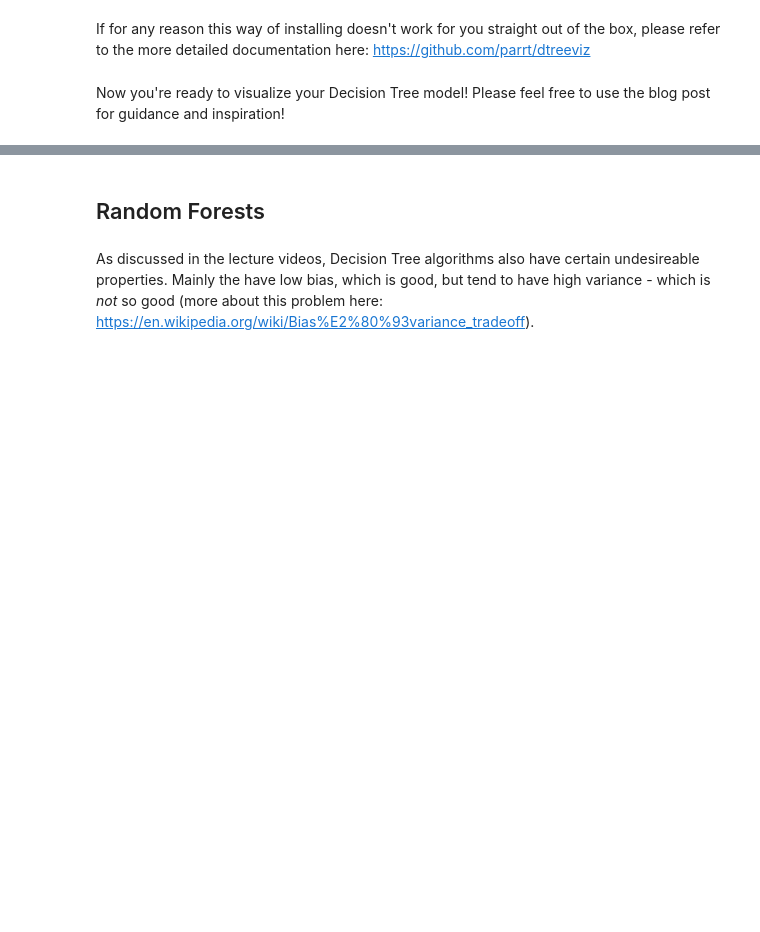
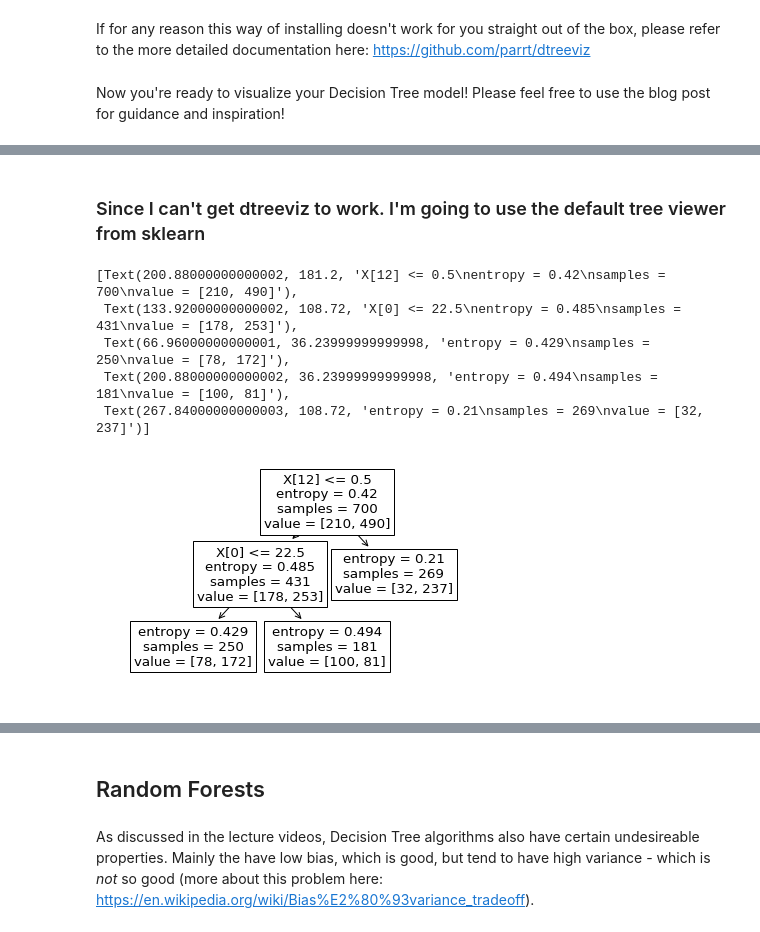
Before and after one commit to sv650s/springboard, a Jupyter notebook: aic-8_2_8_tree-based-algorithms-mini-project/Mini_Project_Tree-Based_Algorithms.ipynb, the cells around one changed output, grey strips where cells are left out. Cells and saved outputs as stored; diff of their text form; code cells hidden in the pictures; blank space fills up the shorter version.

```diff
--- a/aic-8_2_8_tree-based-algorithms-mini-project/Mini_Project_Tree-Based_Algorithms.ipynb
+++ b/aic-8_2_8_tree-based-algorithms-mini-project/Mini_Project_Tree-Based_Algorithms.ipynb
@@ -222,7 +222,7 @@ grid = {"max_depth": [None, 3, 6, 12],
        "max_features": [None, 2, 4, 8]}
 clf = DecisionTreeClassifier(random_state=1)
 gs = GridSearchCV(clf, cv=5, param_grid=grid, return_train_score=True, verbose=1)
-gs.fit(X_train, y_train)
+gs_fit = gs.fit(X_train, y_train)
 predict = gs.predict(X_test)
 # %% [output]
 Fitting 5 folds for each of 192 candidates, totalling 960 fits
@@ -305,3 +306,15 @@ viz = dtreeviz(gs.best_estimator_,
                class_names=["Bad", "Good"]  # need class_names for classifier
               )
 viz.view()
+# %% [markdown]
+### Since I can't get dtreeviz to work. I'm going to use the default tree viewer from sklearn
+# %%
+from sklearn import tree
+tree.plot_tree(gs.best_estimator_.fit(X_train, y_train))
+# %% [output]
+[Text(200.88000000000002, 181.2, 'X[12] <= 0.5\nentropy = 0.42\nsamples = 700\nvalue = [210, 490]'),
+ Text(133.92000000000002, 108.72, 'X[0] <= 22.5\nentropy = 0.485\nsamples = 431\nvalue = [178, 253]'),
+ Text(66.96000000000001, 36.23999999999998, 'entropy = 0.429\nsamples = 250\nvalue = [78, 172]'),
+ Text(200.88000000000002, 36.23999999999998, 'entropy = 0.494\nsamples = 181\nvalue = [100, 81]'),
+ Text(267.84000000000003, 108.72, 'entropy = 0.21\nsamples = 269\nvalue = [32, 237]')]
+[figure, added]
```
Also changed, not shown: parts of 10 cells of this notebook.
